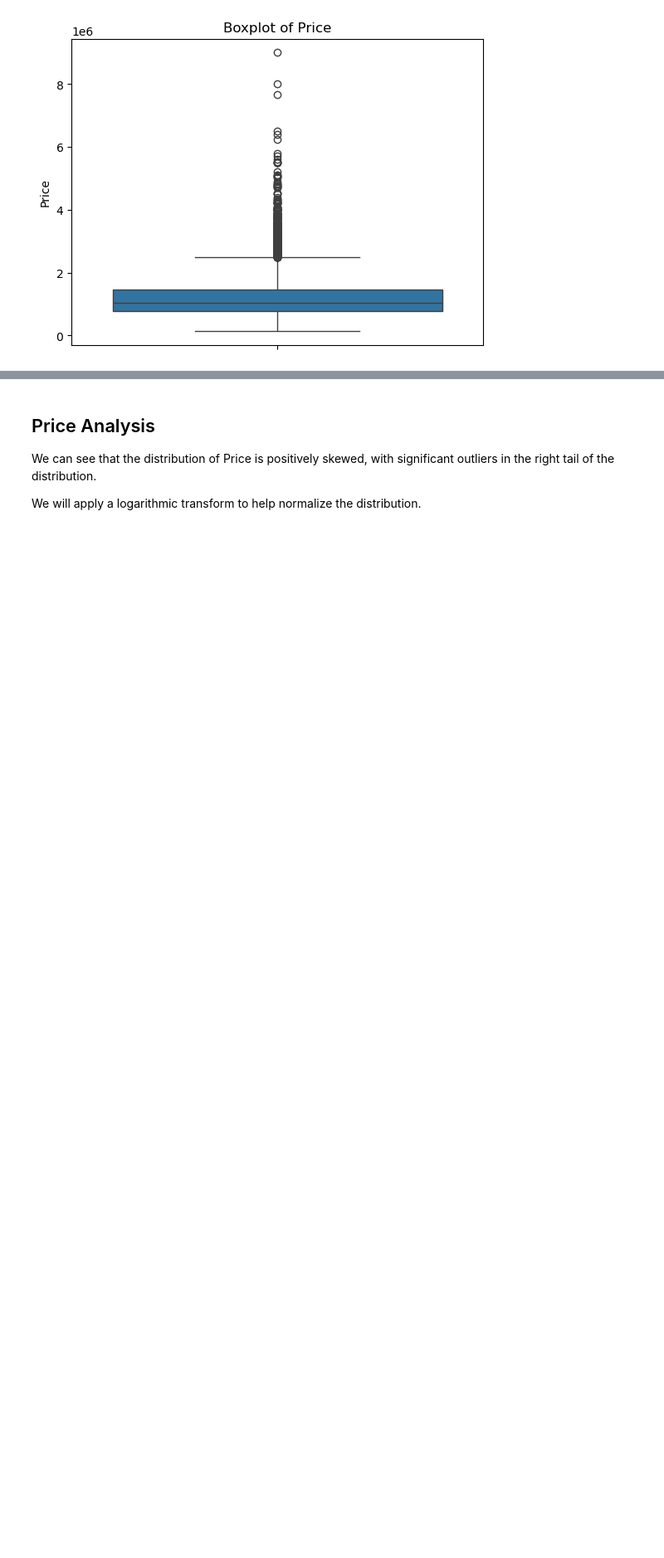
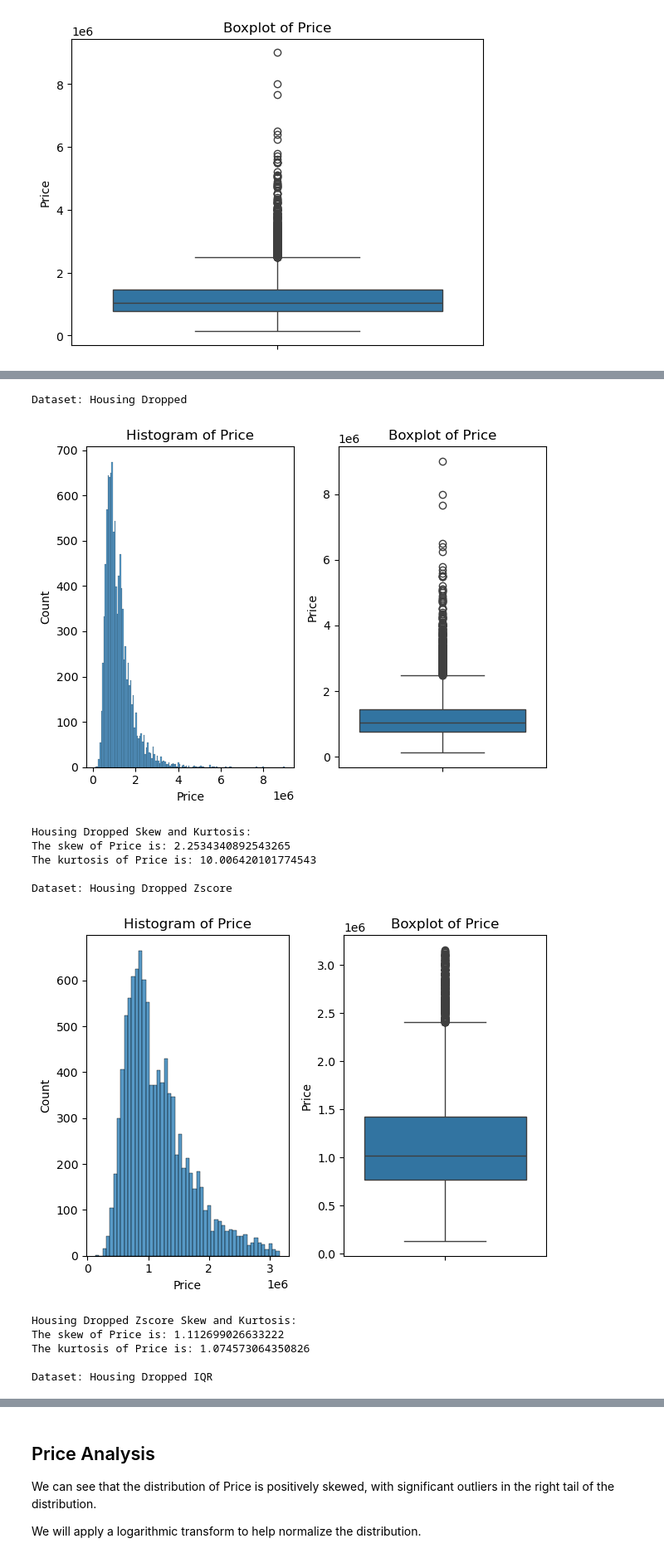
Before and after one commit to JamesLMulvihill/MelbourneHousePrices, a Jupyter notebook: DSC630_TermProject_Rework.ipynb, the cells around one changed output, grey strips where cells are left out. Shown at 83% size. Drawn from its saved outputs; the diff is of its cells as text; code cells hidden in the pictures; blank space fills up the shorter version.

```diff
--- a/DSC630_TermProject_Rework.ipynb
+++ b/DSC630_TermProject_Rework.ipynb
@@ -230,0 +121,9 @@ feature_importance
+# %%
+# Create a function to check the skew and kurtosis of a feature
+# Returns skew and kurtosis of passed data and feature
+def get_skew_kurtosis(df, feature):
+    skew = df[feature].skew()
+    kurtosis = df[feature].kurtosis()
+    # Print the results
+    print(f"The skew of {feature} is: {skew}")
+    print(f"The kurtosis of {feature} is: {kurtosis}")
@@ -371,0 +430,7 @@ plt.show()
+# %%
+# Label encode all of the dataframes
+housing_dropped = encode_labels(housing_dropped)
+housing_dropped_zscore = encode_labels(housing_dropped_zscore)
+housing_dropped_iqr = encode_labels(housing_dropped_iqr)
+# %%
+outlier_dfs = {'Housing Dropped': housing_dropped, 'Housing Dropped Zscore': housing_dropped_zscore, 'Housing Dropped IQR': housing_dropped_iqr}
@@ -371,0 +439,21 @@ plt.show()
+# %%
+for name, df in outlier_dfs.items():
+    print(f"Dataset: {name}")
+    visualize_distribution(df, 'Price')
+    print(f"{name} Skew and Kurtosis:")
+    get_skew_kurtosis(df, 'Price')
+    print()
+# %% [output]
+Dataset: Housing Dropped
+[figure, added]
+Housing Dropped Skew and Kurtosis:
+The skew of Price is: 2.2534340892543265
+The kurtosis of Price is: 10.006420101774543
+
+Dataset: Housing Dropped Zscore
+[figure, added]
+Housing Dropped Zscore Skew and Kurtosis:
+The skew of Price is: 1.112699026633222
+The kurtosis of Price is: 1.074573064350826
+
+Dataset: Housing Dropped IQR
```
Also changed, not shown: parts of 36 cells of this notebook.
